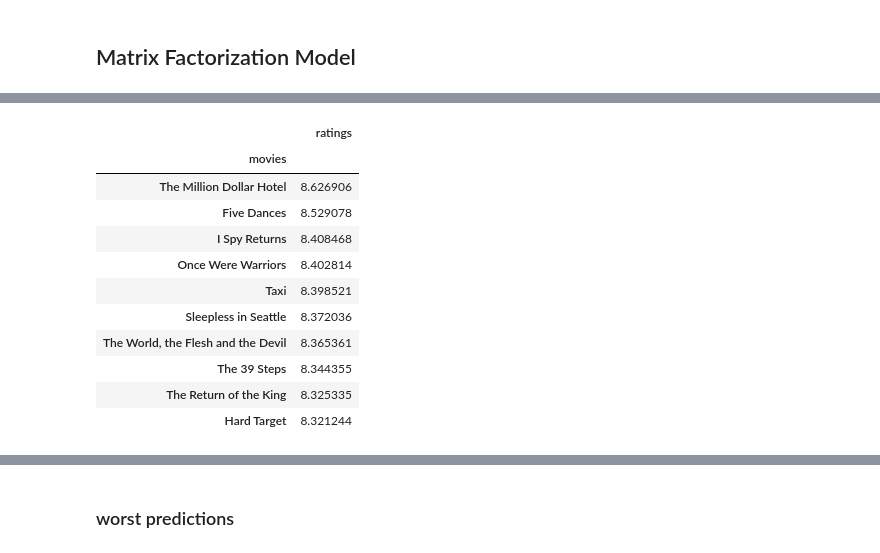
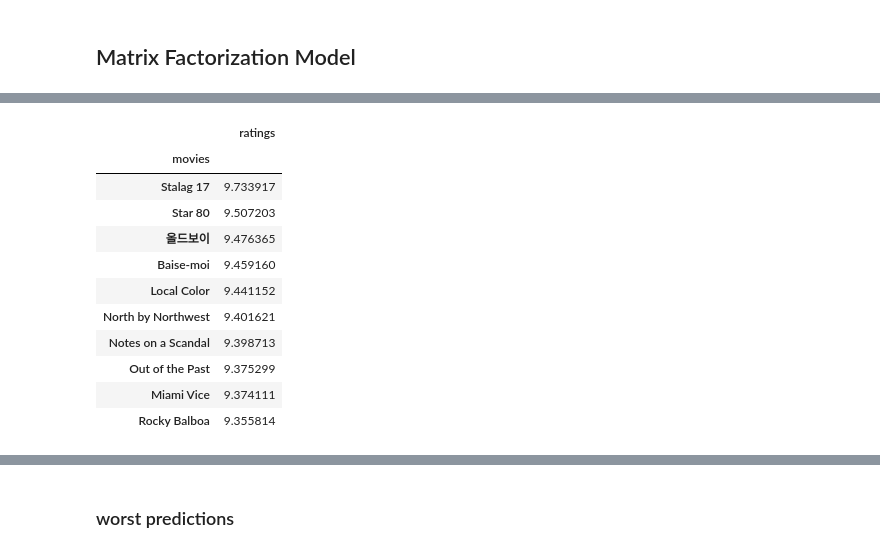
Before and after one commit to sathwikkes/Movie-Recommender-System, a Jupyter notebook: notebooks/3-RecommenderSystems.ipynb, the cells around one changed output, grey strips where cells are left out. Cells and saved outputs as stored; diff of their text form; code cells hidden in the pictures.

```diff
--- a/notebooks/3-RecommenderSystems.ipynb
+++ b/notebooks/3-RecommenderSystems.ipynb
@@ -699,21 +699,21 @@ def user_predicted_rating(useri):
         print('User ID does not exist')
         return None
 # %%
-user_Id =1560
+user_Id =3177
 user_predicted_rating(user_Id)
 # %% [output]
 |  | ratings |
 | movies |  |
-| The Million Dollar Hotel | 8.626906 |
-| Five Dances | 8.529078 |
-| I Spy Returns | 8.408468 |
-| Once Were Warriors | 8.402814 |
-| Taxi | 8.398521 |
-| Sleepless in Seattle | 8.372036 |
-| The World, the Flesh and the Devil | 8.365361 |
-| The 39 Steps | 8.344355 |
-| The Return of the King | 8.325335 |
-| Hard Target | 8.321244 |
+| Stalag 17 | 9.733917 |
+| Star 80 | 9.507203 |
+| 올드보이 | 9.476365 |
+| Baise-moi | 9.459160 |
+| Local Color | 9.441152 |
+| North by Northwest | 9.401621 |
+| Notes on a Scandal | 9.398713 |
+| Out of the Past | 9.375299 |
+| Miami Vice | 9.374111 |
+| Rocky Balboa | 9.355814 |
 # %%
 def get_num_ratings(uid):
     try:
```
Also changed, not shown: parts of 29 cells of this notebook, 2 other files.
